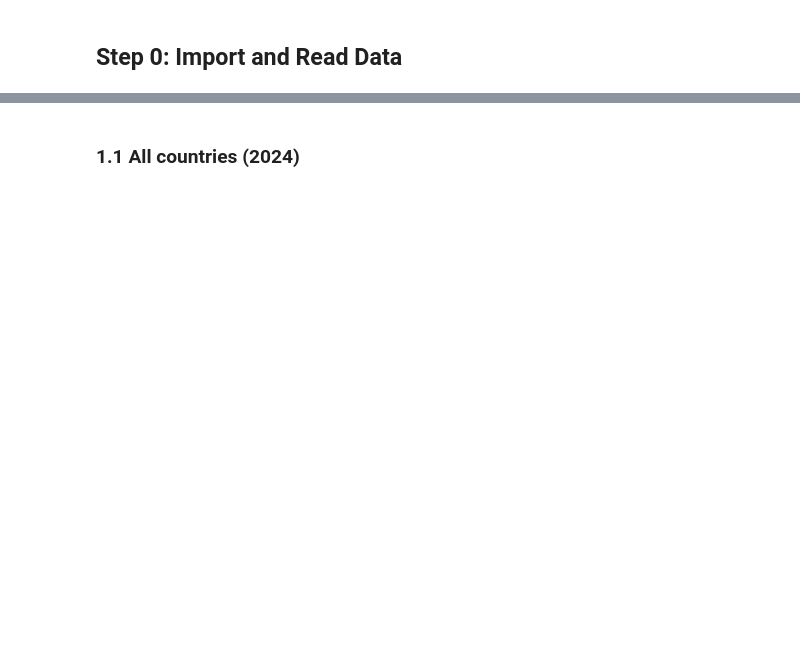
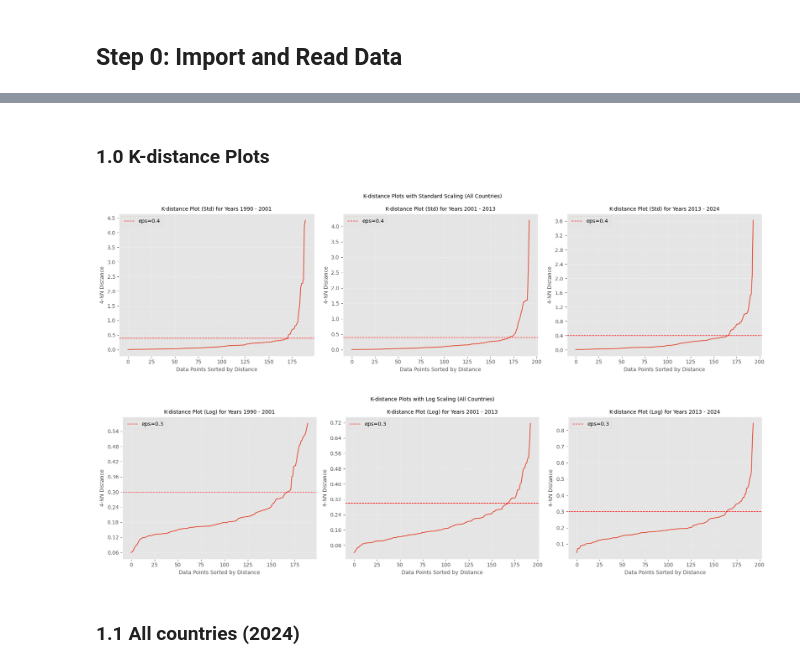
Before and after one commit to martinadep/co2_emissions_data_mining, a Jupyter notebook: notebooks/3_DBSCAN.ipynb, the cells around one changed output, grey strips where cells are left out. Cells and saved outputs as stored; diff of their text form; code cells hidden in the pictures; blank space fills up the shorter version.

```diff
--- a/notebooks/3_DBSCAN.ipynb
+++ b/notebooks/3_DBSCAN.ipynb
@@ -17,4 +18,4 @@ pd.set_option('display.max_columns', 100)
 # %%
-df_all = pd.read_csv('../data/final/gdp_co2_emissions_countries.csv')
-df_europe = pd.read_csv('../data/final/gdp_co2_emissions_europe.csv')
-df_top40 = pd.read_csv('../data/final/gdp_co2_emissions_top40_2024.csv')
+df = pd.read_csv('../data/final/gdp_co2_emissions.csv')
+df.drop(columns=['Country Code', 'CO2 emissions', 'GDP growth (annual %)', 'GDP'], inplace=True)
+df.head()
@@ -57,3 +57,73 @@ import numpy as np
+# %% [markdown]
+### 1.0 K-distance Plots
+# %%
+from sklearn.neighbors import NearestNeighbors
+from matplotlib.ticker import MaxNLocator
+
+# K-distance plots for all countries
+fig_kd_std, axes_kd_std = plt.subplots(1, num_ranges, figsize=(6 * num_ranges, 5))
+fig_kd_log, axes_kd_log = plt.subplots(1, num_ranges, figsize=(6 * num_ranges, 5))
+
+k = 4  # min_samples - 1 for DBSCAN
+eps_std = 0.5  # eps value for standard scale
+eps_log = 0.5  # eps value for log scale
+
+for i in range(num_ranges):
+    # Create subsets
+    year_start = min_year + i * (max_year - min_year) / num_ranges
+    year_end = min_year + (i + 1) * (max_year - min_year) / num_ranges
+    df_subset = df[(df['Year'] >= year_start) & (df['Year'] < year_end)]
+    df_subset_agg = df_subset.groupby('Country Name').agg({
+            'GDP per capita': 'mean',
+            'CO2 emissions per capita': 'mean',
+            'log (GDP pc)': 'mean',
+            'log (CO2 pc)': 'mean'
+        }).reset_index()
+
+    # K-distance plot for standard scale
+    X_std = df_subset_agg[['GDP per capita', 'CO2 emissions per capita']].values
+    scaler = StandardScaler()
+    X_std_scaled = scaler.fit_transform(X_std)
+
+    nbrs = NearestNeighbors(n_neighbors=k+1).fit(X_std_scaled)
+    distances, indices = nbrs.kneighbors(X_std_scaled)
+    distances = np.sort(distances[:, k], axis=0)
+
+    axes_kd_std[i].plot(distances)
+    axes_kd_std[i].axhline(y=0.4, color='r', linestyle='--', linewidth=1, label=f'eps={0.4}')
+    axes_kd_std[i].set_ylabel(f'{k}-NN Distance', fontsize=10)
+    axes_kd_std[i].set_xlabel('Data Points Sorted by Distance', fontsize=10)
+    axes_kd_std[i].set_title(f'K-distance Plot (Std) for Years {year_start:.0f} - {year_end:.0f}', fontsize=10)
+    axes_kd_std[i].yaxis.set_major_locator(MaxNLocator(nbins=10))
+    axes_kd_std[i].legend()
+    axes_kd_std[i].grid(True, alpha=0.3)
+
+    # K-distance plot for log scale
+    X_log = df_subset_agg[['log (GDP pc)', 'log (CO2 pc)']].values
+    X_log_scaled = scaler.fit_transform(X_log)
+
+    nbrs = NearestNeighbors(n_neighbors=k+1).fit(X_log_scaled)
+    distances, indices = nbrs.kneighbors(X_log_scaled)
+    distances = np.sort(distances[:, k], axis=0)
+
+    axes_kd_log[i].plot(distances)
+    axes_kd_log[i].axhline(y=0.3, color='r', linestyle='--', linewidth=1, label=f'eps={0.3}')
+    axes_kd_log[i].set_ylabel(f'{k}-NN Distance', fontsize=10)
+    axes_kd_log[i].set_xlabel('Data Points Sorted by Distance', fontsize=10)
+    axes_kd_log[i].set_title(f'K-distance Plot (Log) for Years {year_start:.0f} - {year_end:.0f}', fontsize=10)
+    axes_kd_log[i].yaxis.set_major_locator(MaxNLocator(nbins=10))
+    axes_kd_log[i].legend()
+    axes_kd_log[i].grid(True, alpha=0.3)
+
+fig_kd_std.suptitle('K-distance Plots with Standard Scaling (All Countries)', fontsize=10)
+fig_kd_log.suptitle('K-distance Plots with Log Scaling (All Countries)', fontsize=10)
+fig_kd_std.tight_layout()
+fig_kd_log.tight_layout()
+fig_kd_std.savefig(f'../plots/dbscan/kdist_std.png')
+fig_kd_log.savefig(f'../plots/dbscan/kdist_log.png')
+# %% [output]
+[figure, added]
+[figure, added]
 # %% [markdown]
 ### 1.1 All countries (2024)
 # %%
```
Also changed, not shown: parts of 19 cells of this notebook, 9 other files.
